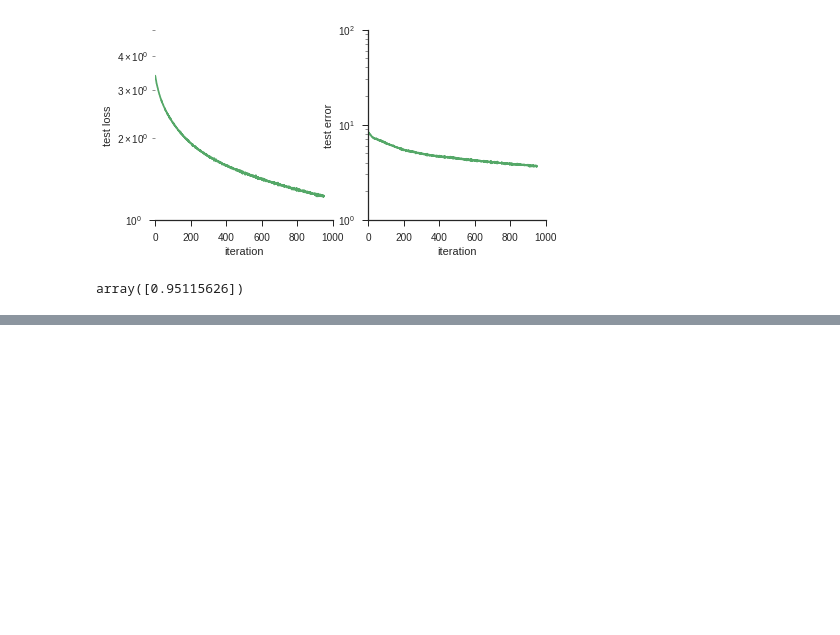
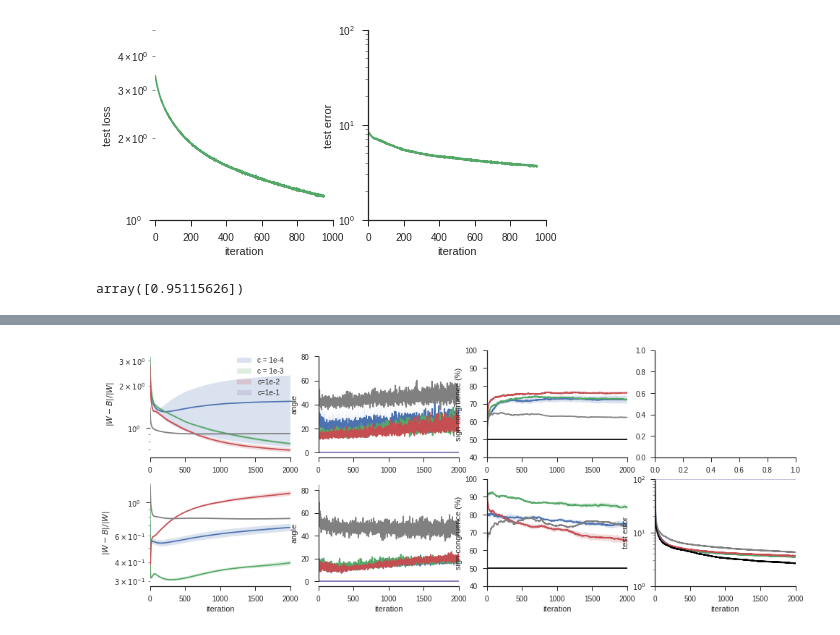
Before and after one commit to benlansdell/synthfeedback, a Jupyter notebook: notebooks/fig_2_validate_nodepert.ipynb, the cells around one changed output, grey strips where cells are left out. Saved outputs shown, nothing was run; the diff lists cells and outputs as text; code cells hidden in the pictures; blank space fills up the shorter version.

```diff
--- a/notebooks/fig_2_validate_nodepert.ipynb
+++ b/notebooks/fig_2_validate_nodepert.ipynb
@@ -373,0 +485,20 @@ array([0.95115626])
+# %%
+sns.set_style('ticks')
+#Load data from script
+fn_in = './experiments/nodepert4_exact/summary/2b_establish_convergence_feedforward_output_correctbatch.npz'
+with open(fn_in, 'rb') as f:
+    data = pickle.load(f)
+tags = data['tags']
+metrics = data['metrics']
+
+fn_in = './experiments/feedbackalignment4_small/summary/2b_establish_convergence_feedforward_feedbackalignment_output.npz'
+with open(fn_in, 'rb') as f:
+    data = pickle.load(f)
+#tags = data['tags']
+fa_metrics = data['metrics']
+
+#BP metrics
+fn_in = './experiments/backprop4_small/summary/2b_establish_convergence_feedforward_backprop_output.npz'
+with open(fn_in, 'rb') as f:
+    data = pickle.load(f)
+bp_metrics = data['metrics']
@@ -373,0 +509,69 @@ array([0.95115626])
+# %%
+#Plot norms
+var_xi = [1e-3, 1e-2, 1e-1, 1]
+N = 4
+
+#Error
+idx = 5
+fig,axes = plt.subplots(2,4,figsize=(16,6))
+for i in range(N):
+    sns.tsplot(metrics[i,:,:,idx], ax = axes[0,0], color='C%d'%i)
+axes[0,0].set_ylabel('$\|W-B\|/\|W\|$');
+axes[0,0].set_yscale('log')
+sns.tsplot(fa_metrics[0,:,:,idx], ax = axes[0,0], color='grey')
+
+idx = 8
+for i in range(N):
+    sns.tsplot(metrics[i,:,:,idx], ax = axes[1,0], color='C%d'%i)
+axes[1,0].set_xlabel('iteration');
+axes[1,0].set_ylabel('$\|W-B\|/\|W\|$');
+axes[1,0].set_yscale('log')
+sns.tsplot(fa_metrics[0,:,:,idx], ax = axes[1,0], color='grey')
+
+#Alignment
+idx = 4
+for i in range(N):
+    sns.tsplot(metrics[i,:,:,idx], ax = axes[0,1], color='C%d'%i)
+axes[0,1].set_ylabel('angle');
+sns.tsplot(fa_metrics[0,:,:,idx], ax = axes[0,1], color='grey')
+
+idx = 7
+for i in range(N):
+    sns.tsplot(metrics[i,:,:,idx], ax = axes[1,1], color='C%d'%i)
+axes[1,1].set_xlabel('iteration');
+axes[1,1].set_ylabel('angle');
+sns.tsplot(fa_metrics[0,:,:,idx], ax = axes[1,1], color='grey')
+
+#Congruence
+idx = 6
+for i in range(N):
+    sns.tsplot(100*metrics[i,:,:,idx], ax = axes[0,2], color='C%d'%i)
+axes[0,2].set_ylabel('sign congruence (%)');
+axes[0,2].axhline(y = 50, color = 'black')
+axes[0,2].set_ylim([40, 100])
+sns.tsplot(100*fa_metrics[0,:,:,idx], ax = axes[0,2], color='grey')
+
+idx = 9
+for i in range(N):
+    sns.tsplot(100*metrics[i,:,:,idx], ax = axes[1,2], color='C%d'%i)
+axes[1,2].set_xlabel('iteration');
+axes[1,2].set_ylabel('sign congruence (%)');
+axes[1,2].axhline(y = 50, color = 'black')
+axes[1,2].set_ylim([40, 100])
+sns.tsplot(100*fa_metrics[0,:,:,idx], ax = axes[1,2], color='grey')
+
+idx = 3
+for i in range(N):
+    sns.tsplot(100-100*metrics[i,:,:,idx], ax = axes[1,3], color='C%d'%i)
+axes[1,3].set_ylabel('test error');
+axes[1,3].set_xlabel('iteration');
+axes[1,3].set_yscale('log')
+axes[1,3].set_ylim([1, 100])
+axes[1,3].set_xlim([0, 1000])
+sns.tsplot(100-100*fa_metrics[0,:,:,idx], ax = axes[1,3], color='grey')
+sns.tsplot(100-100*bp_metrics[0,:,:,idx], ax = axes[1,3], color='black')
+sns.despine(trim=True)
+axes[0,0].legend(['c = 1e-4', 'c = 1e-3', 'c=1e-2', 'c=1e-1'])
+
+#plt.savefig('./figures/fig_2b_validate_nodepert_varw.pdf')
+# %% [output]
@@ -373,0 +579 @@ array([0.95115626])
+[figure, added]
```
Also changed, not shown: parts of 11 cells of this notebook, 9 other files.
